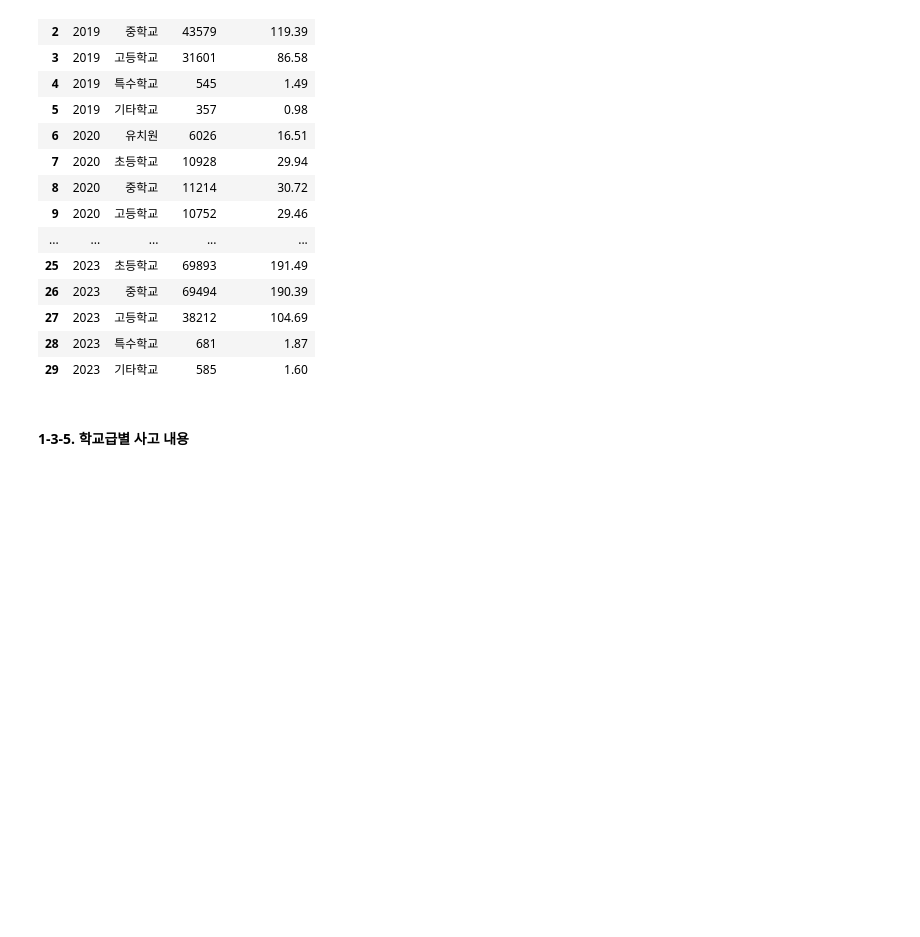
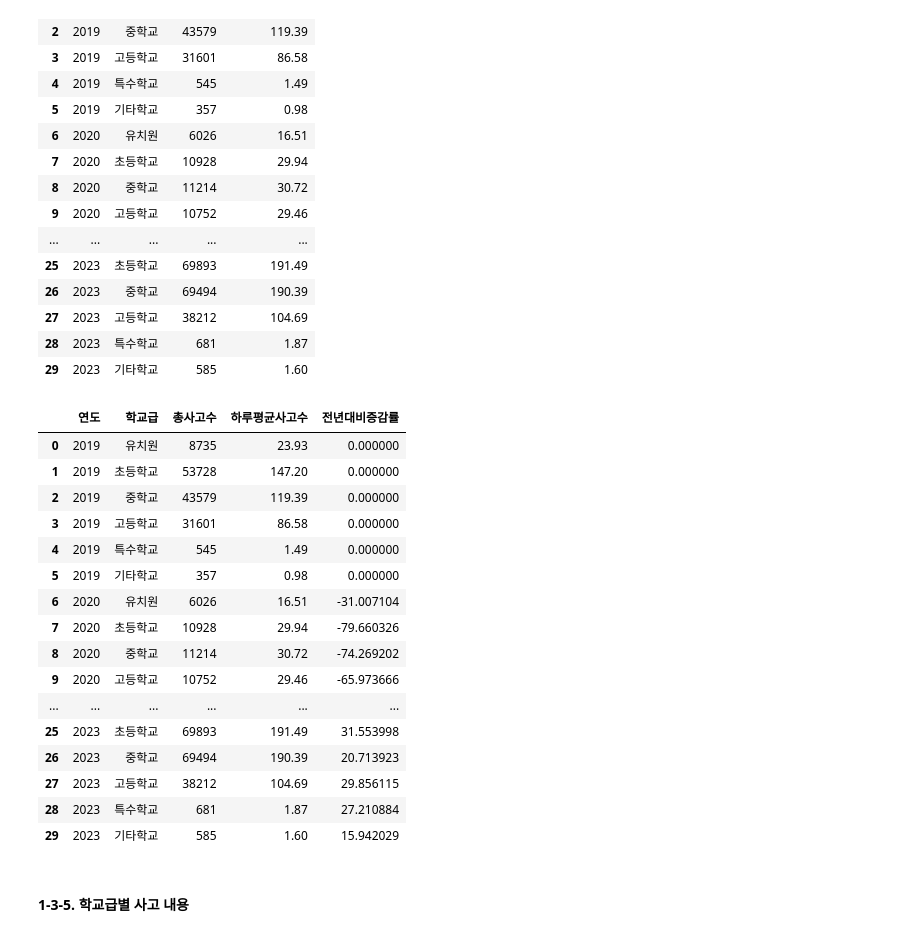
Before and after one commit to CHOIEUNHYE/school-accidents, a Jupyter notebook: code/eda/학교안전사고현황eda_이유정.ipynb, the cells around one changed output. Saved outputs shown, nothing was run; the diff lists cells and outputs as text; code cells hidden in the pictures; blank space fills up the shorter version.

```diff
--- a/code/eda/학교안전사고현황eda_이유정.ipynb
+++ b/code/eda/학교안전사고현황eda_이유정.ipynb
@@ -654,6 +749,28 @@ sch_aver_acci
 | 27 | 2023 | 고등학교 | 38212 | 104.69 |
 | 28 | 2023 | 특수학교 | 681 | 1.87 |
 | 29 | 2023 | 기타학교 | 585 | 1.60 |
+# %%
+# 전년 대비 증감률 계산
+sch_aver_acci['전년대비증감률'] = sch_aver_acci.groupby('학교급')['하루평균사고수'].pct_change().fillna(0) * 100
+sch_aver_acci
+# %% [output]
+|  | 연도 | 학교급 | 총사고수 | 하루평균사고수 | 전년대비증감률 |
+| 0 | 2019 | 유치원 | 8735 | 23.93 | 0.000000 |
+| 1 | 2019 | 초등학교 | 53728 | 147.20 | 0.000000 |
+| 2 | 2019 | 중학교 | 43579 | 119.39 | 0.000000 |
+| 3 | 2019 | 고등학교 | 31601 | 86.58 | 0.000000 |
+| 4 | 2019 | 특수학교 | 545 | 1.49 | 0.000000 |
+| 5 | 2019 | 기타학교 | 357 | 0.98 | 0.000000 |
+| 6 | 2020 | 유치원 | 6026 | 16.51 | -31.007104 |
+| 7 | 2020 | 초등학교 | 10928 | 29.94 | -79.660326 |
+| 8 | 2020 | 중학교 | 11214 | 30.72 | -74.269202 |
+| 9 | 2020 | 고등학교 | 10752 | 29.46 | -65.973666 |
+| ... | ... | ... | ... | ... | ... |
+| 25 | 2023 | 초등학교 | 69893 | 191.49 | 31.553998 |
+| 26 | 2023 | 중학교 | 69494 | 190.39 | 20.713923 |
+| 27 | 2023 | 고등학교 | 38212 | 104.69 | 29.856115 |
+| 28 | 2023 | 특수학교 | 681 | 1.87 | 27.210884 |
+| 29 | 2023 | 기타학교 | 585 | 1.60 | 15.942029 |
 # %% [markdown]
 #### 1-3-5. 학교급별 사고 내용
 # %% [markdown]
```
Also changed, not shown: parts of 6 cells of this notebook, 3 other files.
